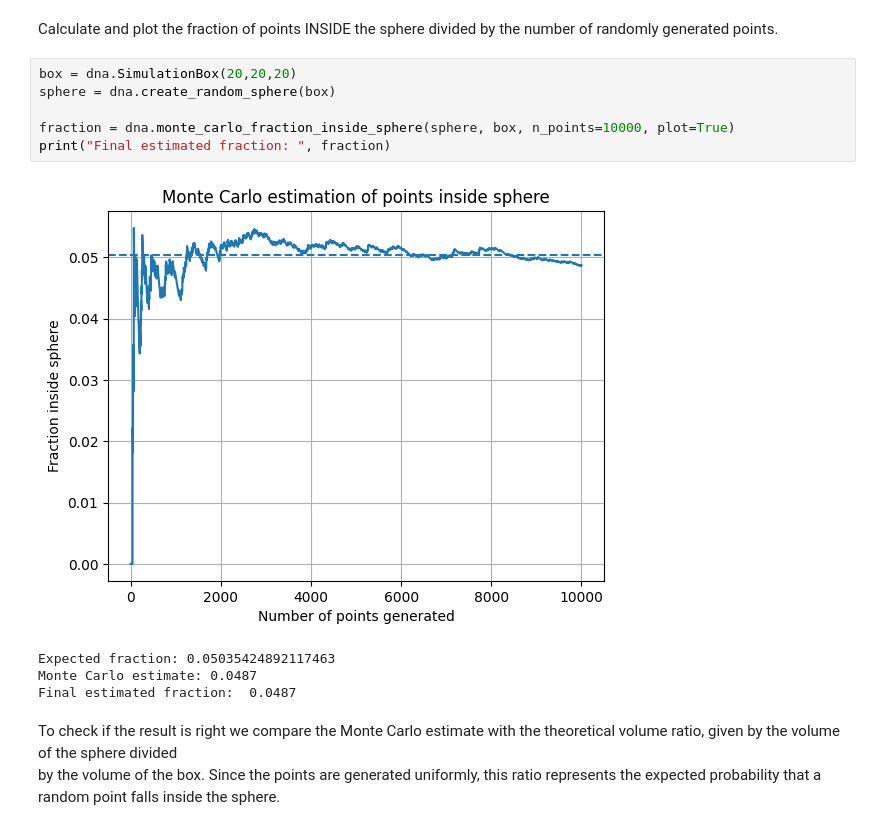
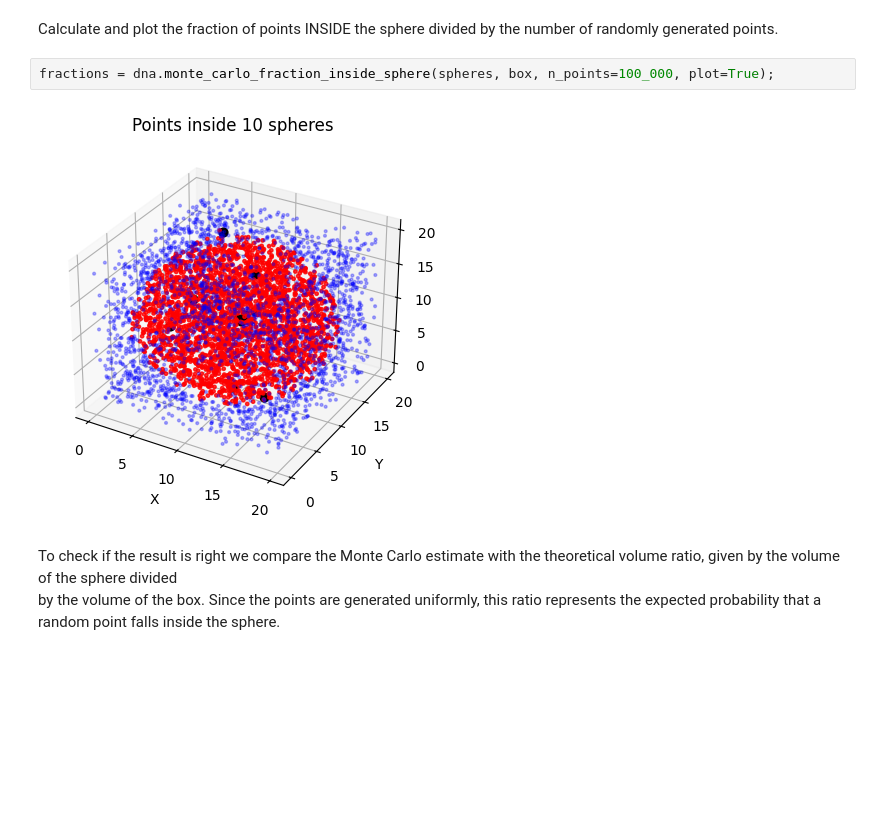
Before and after one commit to aleksanderboe/MOD300-Project-3, a Jupyter notebook: src/main.ipynb, the cells around one changed output. Drawn from its saved outputs; the diff is of its cells as text; blank space fills up the shorter version.

```diff
--- a/src/main.ipynb
+++ b/src/main.ipynb
@@ -121,16 +118,9 @@ Sphere 10: SPHERE X: 9.51 Y: 16.29 Z: 10.49 Radius: 0.33
 # %% [markdown]
 Calculate and plot the fraction of points INSIDE the sphere divided by the number of randomly generated points.
 # %%
-box = dna.SimulationBox(20,20,20)
-sphere = dna.create_random_sphere(box)
-
-fraction = dna.monte_carlo_fraction_inside_sphere(sphere, box, n_points=10000, plot=True)
-print("Final estimated fraction: ", fraction)
+fractions = dna.monte_carlo_fraction_inside_sphere(spheres, box, n_points=100_000, plot=True);
 # %% [output]
-[figure, old version]
+[figure, new version]
-Expected fraction: 0.05035424892117463
-Monte Carlo estimate: 0.0487
-Final estimated fraction:  0.0487
 # %% [markdown]
 To check if the result is right we compare the Monte Carlo estimate with the theoretical volume ratio, given by the volume of the sphere divided
 by the volume of the box. Since the points are generated uniformly, this ratio represents the expected probability that a random point falls inside the sphere.
```
Also changed, not shown: parts of 6 cells of this notebook.
